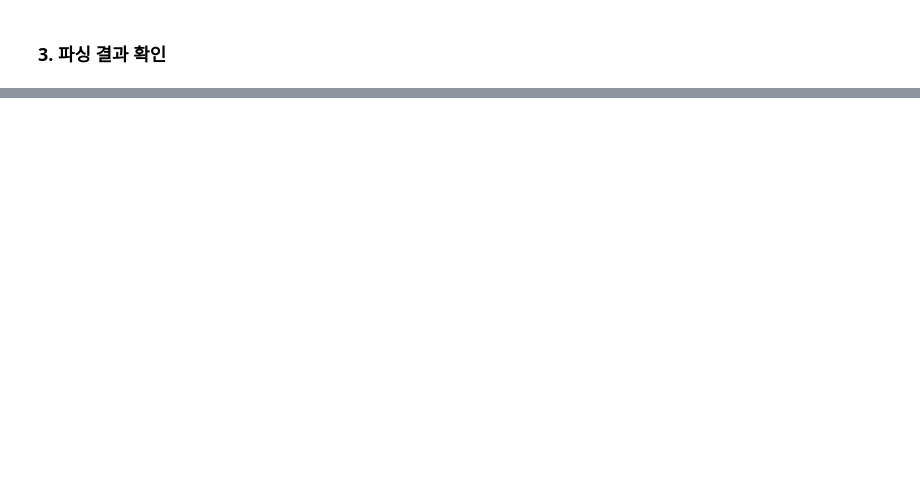
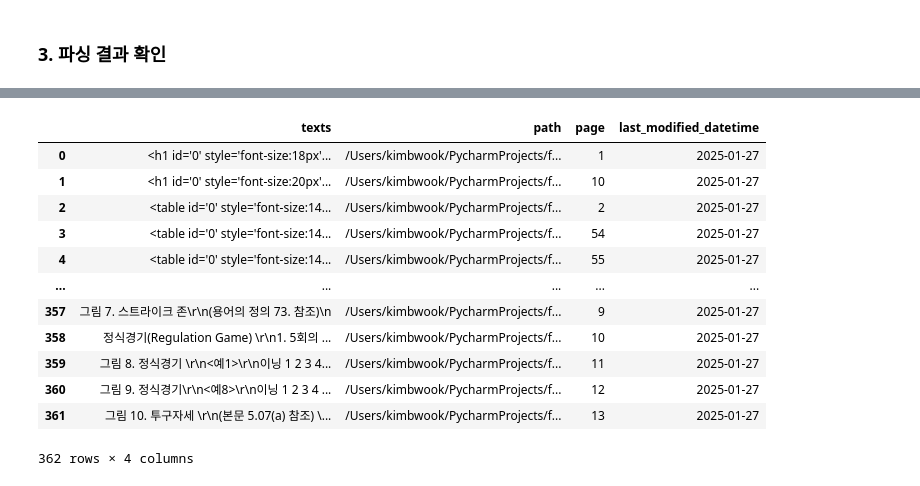
Before and after one commit to Auto-RAG/fast-campus, a Jupyter notebook: notebook/최종 실습/파싱.ipynb, the cells around one changed output, grey strips where cells are left out. Saved outputs shown, nothing was run; the diff lists cells and outputs as text; code cells hidden in the pictures; blank space fills up the shorter version.

```diff
--- a/notebook/최종 실습/파싱 및 청킹.ipynb
+++ b/notebook/최종 실습/파싱.ipynb
@@ -246,0 +395,18 @@ parser.start_parsing(yaml_path)
+# %%
+dataframes = [hybrid_result, pics]
+combined_df = pd.concat(dataframes, ignore_index=True)
+combined_df     # 349 + 13 = 362
+# %% [output]
+|  | texts | path | page | last_modified_datetime |
+| 0 | <h1 id='0' style='font-size:18px'... | /Users/kimbwook/PycharmProjects/f... | 1 | 2025-01-27 |
+| 1 | <h1 id='0' style='font-size:20px'... | /Users/kimbwook/PycharmProjects/f... | 10 | 2025-01-27 |
+| 2 | <table id='0' style='font-size:14... | /Users/kimbwook/PycharmProjects/f... | 2 | 2025-01-27 |
+| 3 | <table id='0' style='font-size:14... | /Users/kimbwook/PycharmProjects/f... | 54 | 2025-01-27 |
+| 4 | <table id='0' style='font-size:14... | /Users/kimbwook/PycharmProjects/f... | 55 | 2025-01-27 |
+| ... | ... | ... | ... | ... |
+| 357 | 그림 7. 스트라이크 존\r\n(용어의 정의 73. 참조)\n | /Users/kimbwook/PycharmProjects/f... | 9 | 2025-01-27 |
+| 358 | 정식경기(Regulation Game) \r\n1. 5회의 ... | /Users/kimbwook/PycharmProjects/f... | 10 | 2025-01-27 |
+| 359 | 그림 8. 정식경기 \r\n<예1>\r\n이닝 1 2 3 4... | /Users/kimbwook/PycharmProjects/f... | 11 | 2025-01-27 |
+| 360 | 그림 9. 정식경기\r\n<예8>\r\n이닝 1 2 3 4 ... | /Users/kimbwook/PycharmProjects/f... | 12 | 2025-01-27 |
+| 361 | 그림 10. 투구자세 \r\n(본문 5.07(a) 참조) \... | /Users/kimbwook/PycharmProjects/f... | 13 | 2025-01-27 |
+362 rows × 4 columns
```
Also changed, not shown: parts of 23 cells of this notebook, 18 other files.
